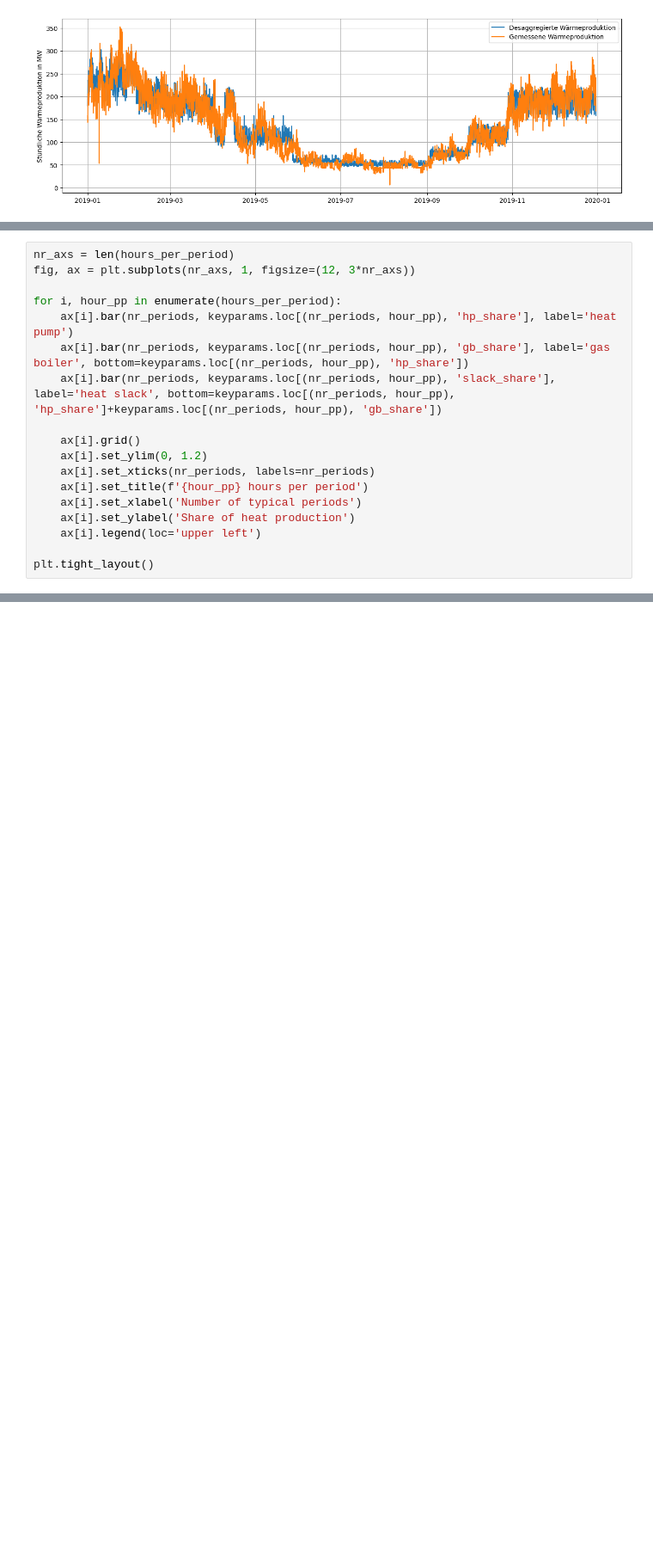
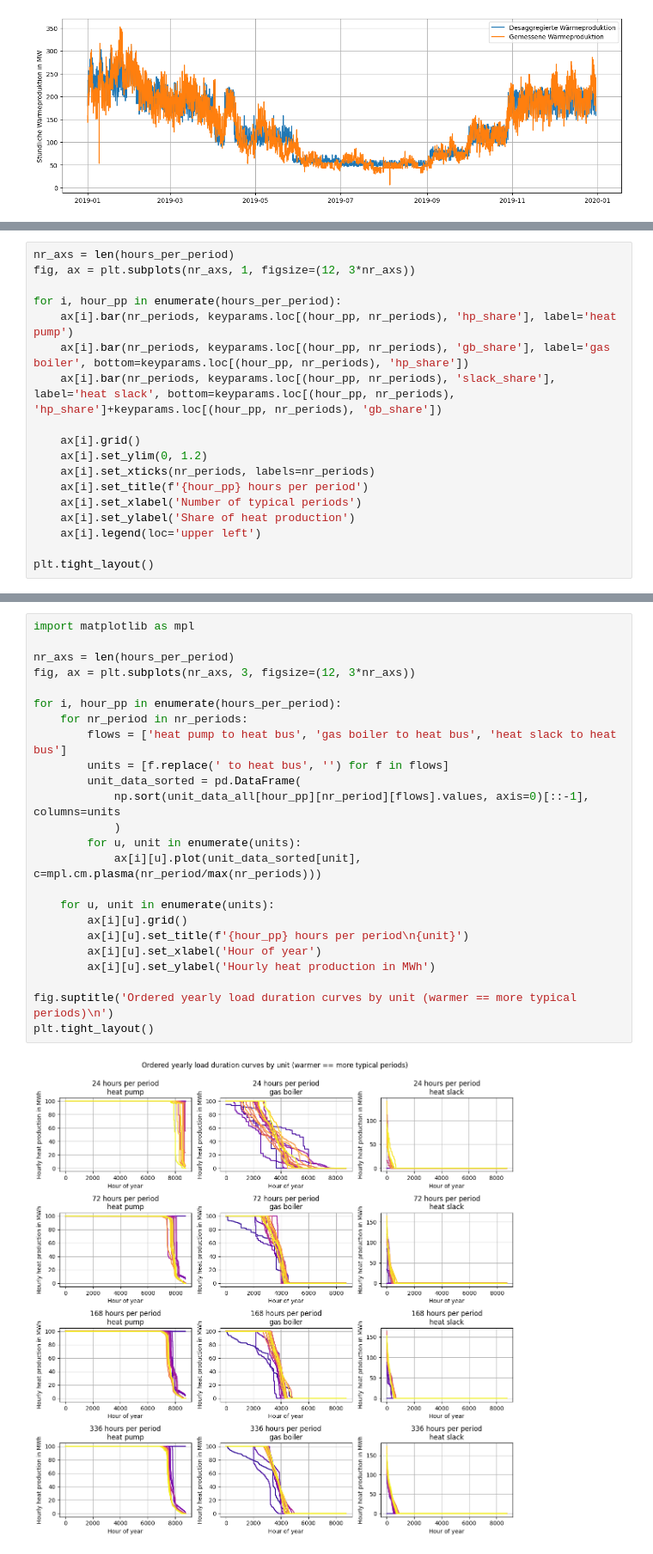
Before and after one commit to jfreissmann/oemof_solph_tsam_example, a Jupyter notebook: src/es_agg_in_one.ipynb, the cells around one changed output, grey strips where cells are left out. Shown at 86% size. Drawn from its saved outputs; the diff is of its cells as text; blank space fills up the shorter version.

```diff
--- a/src/es_agg_in_one.ipynb
+++ b/src/es_agg_in_one.ipynb
@@ -354,9 +357,9 @@ nr_axs = len(hours_per_period)
 fig, ax = plt.subplots(nr_axs, 1, figsize=(12, 3*nr_axs))
 
 for i, hour_pp in enumerate(hours_per_period):
-    ax[i].bar(nr_periods, keyparams.loc[(nr_periods, hour_pp), 'hp_share'], label='heat pump')
-    ax[i].bar(nr_periods, keyparams.loc[(nr_periods, hour_pp), 'gb_share'], label='gas boiler', bottom=keyparams.loc[(nr_periods, hour_pp), 'hp_share'])
-    ax[i].bar(nr_periods, keyparams.loc[(nr_periods, hour_pp), 'slack_share'], label='heat slack', bottom=keyparams.loc[(nr_periods, hour_pp), 'hp_share']+keyparams.loc[(nr_periods, hour_pp), 'gb_share'])
+    ax[i].bar(nr_periods, keyparams.loc[(hour_pp, nr_periods), 'hp_share'], label='heat pump')
+    ax[i].bar(nr_periods, keyparams.loc[(hour_pp, nr_periods), 'gb_share'], label='gas boiler', bottom=keyparams.loc[(hour_pp, nr_periods), 'hp_share'])
+    ax[i].bar(nr_periods, keyparams.loc[(hour_pp, nr_periods), 'slack_share'], label='heat slack', bottom=keyparams.loc[(hour_pp, nr_periods), 'hp_share']+keyparams.loc[(hour_pp, nr_periods), 'gb_share'])
 
     ax[i].grid()
     ax[i].set_ylim(0, 1.2)
@@ -371,0 +375,26 @@ plt.tight_layout()
+# %%
+import matplotlib as mpl
+
+nr_axs = len(hours_per_period)
+fig, ax = plt.subplots(nr_axs, 3, figsize=(12, 3*nr_axs))
+
+for i, hour_pp in enumerate(hours_per_period):
+    for nr_period in nr_periods:
+        flows = ['heat pump to heat bus', 'gas boiler to heat bus', 'heat slack to heat bus']
+        units = [f.replace(' to heat bus', '') for f in flows]
+        unit_data_sorted = pd.DataFrame(
+            np.sort(unit_data_all[hour_pp][nr_period][flows].values, axis=0)[::-1], columns=units
+            )
+        for u, unit in enumerate(units):
+            ax[i][u].plot(unit_data_sorted[unit], c=mpl.cm.plasma(nr_period/max(nr_periods)))
+
+    for u, unit in enumerate(units):
+        ax[i][u].grid()
+        ax[i][u].set_title(f'{hour_pp} hours per period\n{unit}')
+        ax[i][u].set_xlabel('Hour of year')
+        ax[i][u].set_ylabel('Hourly heat production in MWh')
+
+fig.suptitle('Ordered yearly load duration curves by unit (warmer == more typical periods)\n')
+plt.tight_layout()
+# %% [output]
+[figure, added]
```
Also changed, not shown: parts of 9 cells of this notebook.
